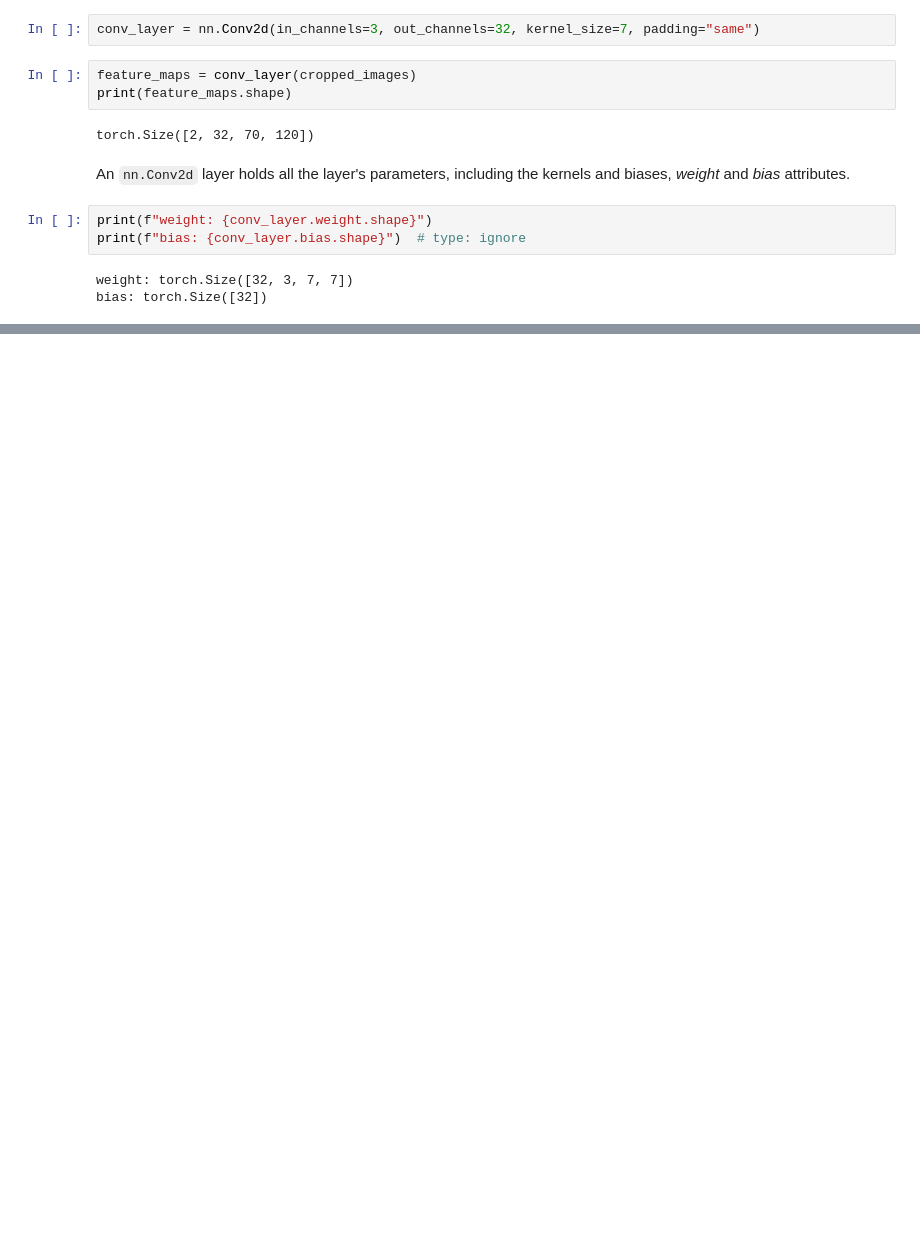
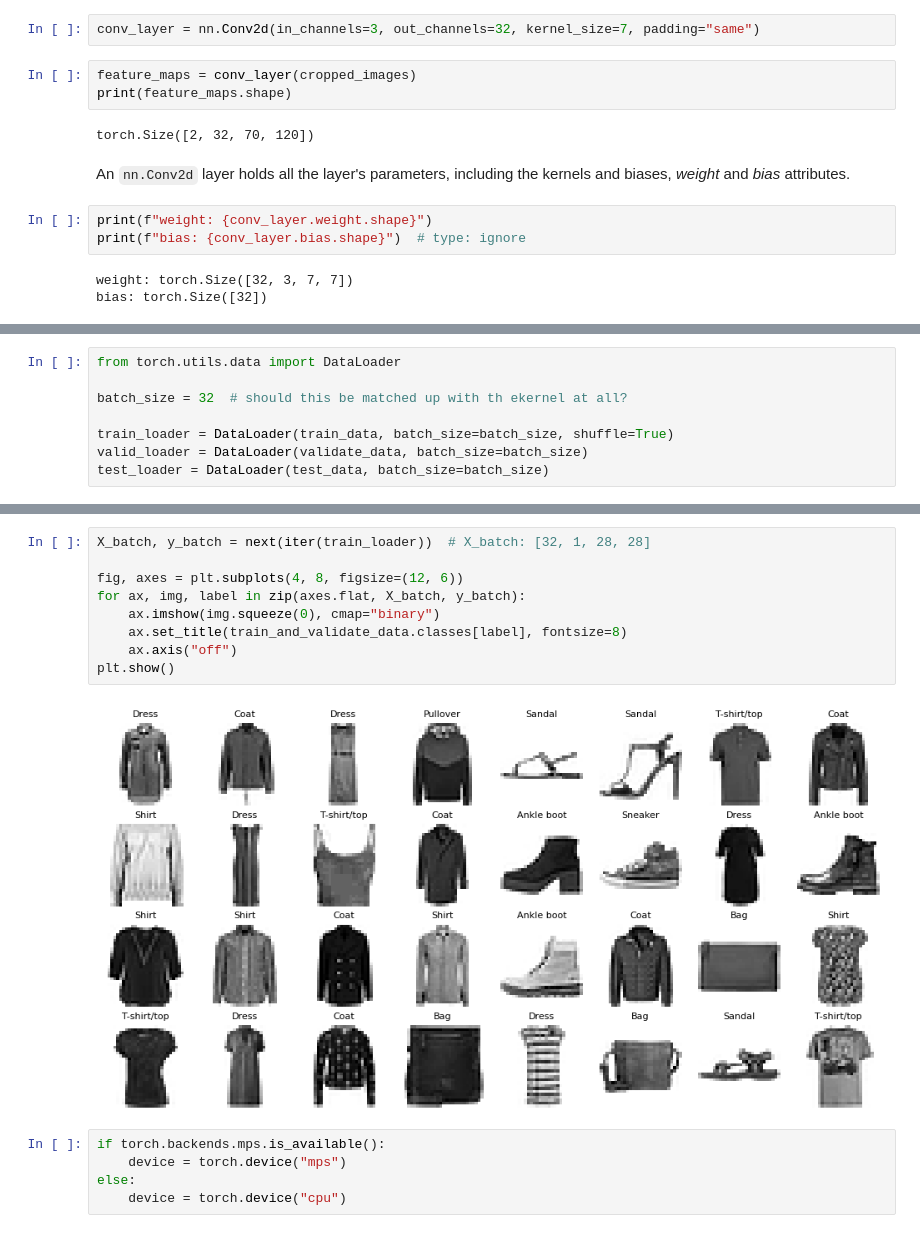
Before and after one commit to Sean-Michael/hands-on-ml-notes, a Jupyter notebook: Part-II-Neural-Networks-And-Deep-Learning/Ch-12-Deep-Computer-Vision-Using-CNNs/NOTES.ipynb, the cells around one changed output, grey strips where cells are left out. Saved outputs shown, nothing was run; the diff lists cells and outputs as text; blank space fills up the shorter version.

```diff
--- a/Part-II-Neural-Networks-And-Deep-Learning/Ch-12-Deep-Computer-Vision-Using-CNNs/NOTES.ipynb
+++ b/Part-II-Neural-Networks-And-Deep-Learning/Ch-12-Deep-Computer-Vision-Using-CNNs/NOTES.ipynb
@@ -88,0 +168,8 @@ bias: torch.Size([32])
+# %%
+from torch.utils.data import DataLoader
+
+batch_size = 32  # should this be matched up with th ekernel at all?
+
+train_loader = DataLoader(train_data, batch_size=batch_size, shuffle=True)
+valid_loader = DataLoader(validate_data, batch_size=batch_size)
+test_loader = DataLoader(test_data, batch_size=batch_size)
@@ -88,0 +192,16 @@ bias: torch.Size([32])
+# %%
+X_batch, y_batch = next(iter(train_loader))  # X_batch: [32, 1, 28, 28]
+
+fig, axes = plt.subplots(4, 8, figsize=(12, 6))
+for ax, img, label in zip(axes.flat, X_batch, y_batch):
+    ax.imshow(img.squeeze(0), cmap="binary")
+    ax.set_title(train_and_validate_data.classes[label], fontsize=8)
+    ax.axis("off")
+plt.show()
+# %% [output]
+[figure, added]
+# %%
+if torch.backends.mps.is_available():
+    device = torch.device("mps")
+else:
+    device = torch.device("cpu")
```
Also changed, not shown: parts of 18 cells of this notebook, 2 other files.
